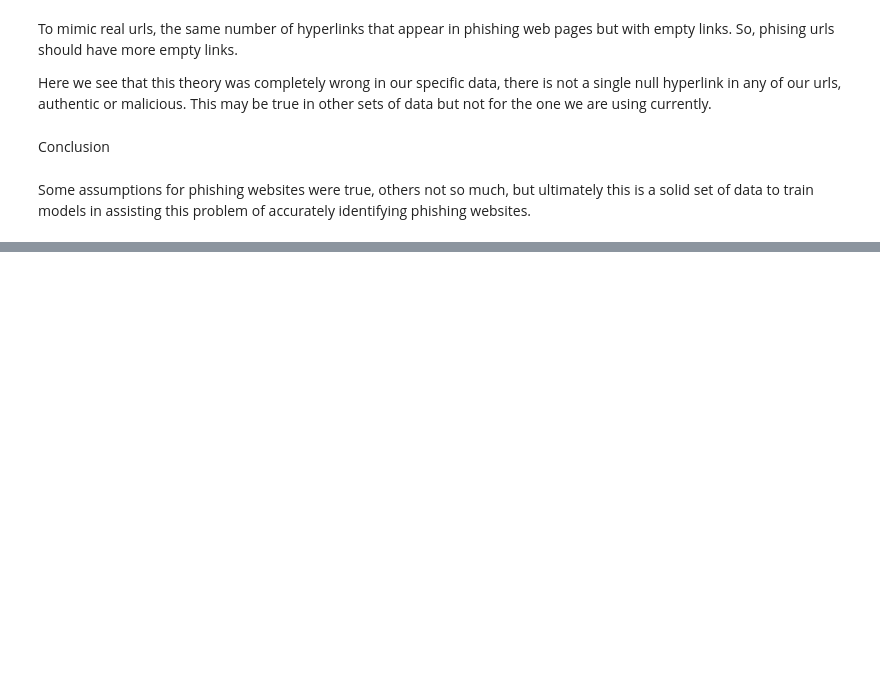
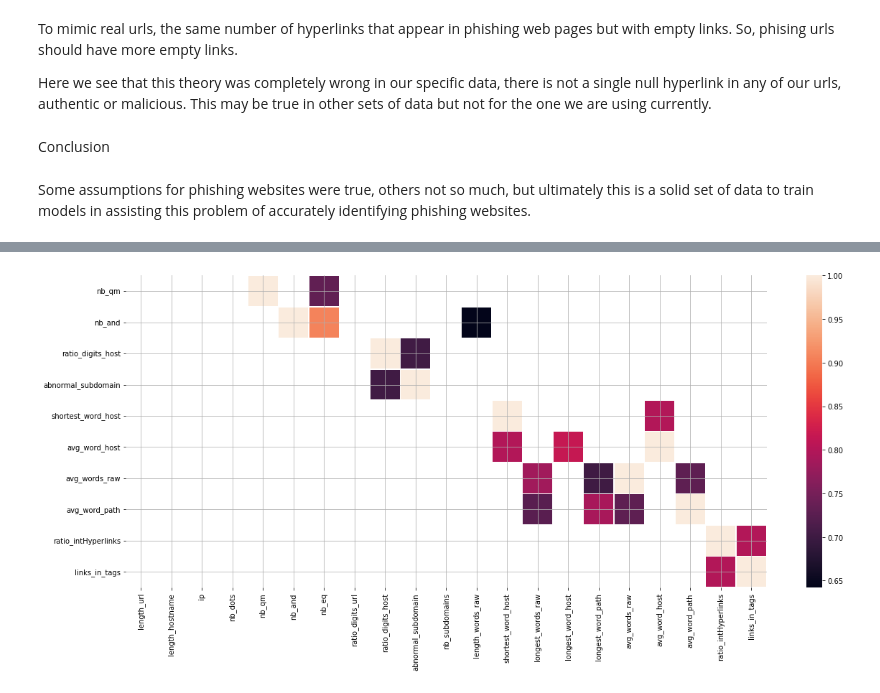
Before and after one commit to SantosAbimaelRomero/Phishing-Attempt-Predictions, a Jupyter notebook: Phishing_Data_Presentation.ipynb, the cells around one changed output, grey strips where cells are left out. Cells and saved outputs as stored; diff of their text form; code cells hidden in the pictures; blank space fills up the shorter version.

```diff
--- a/Phishing_Data_Presentation.ipynb
+++ b/Phishing_Data_Presentation.ipynb
@@ -163,0 +308,7 @@ Some assumptions for phishing websites were true, others not so much, but ultima
+# %%
+# Figure 2
+fig, axes = plt.subplots(figsize = (20, 8))
+sns.heatmap(corr_filtered[11:], linewidth=0.5)
+plt.grid();
+# %% [output]
+[figure, added]
```
Also changed, not shown: parts of 28 cells of this notebook.
